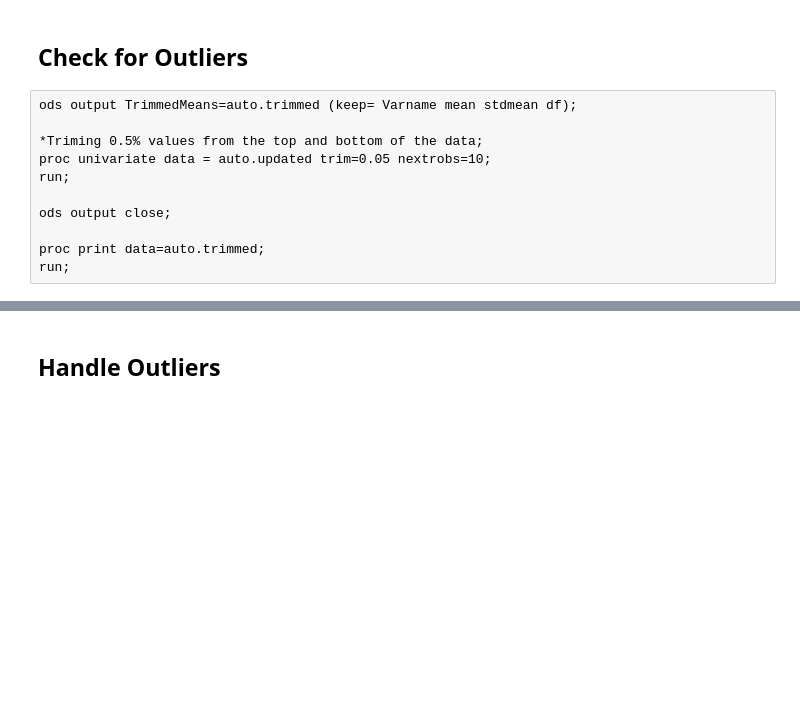
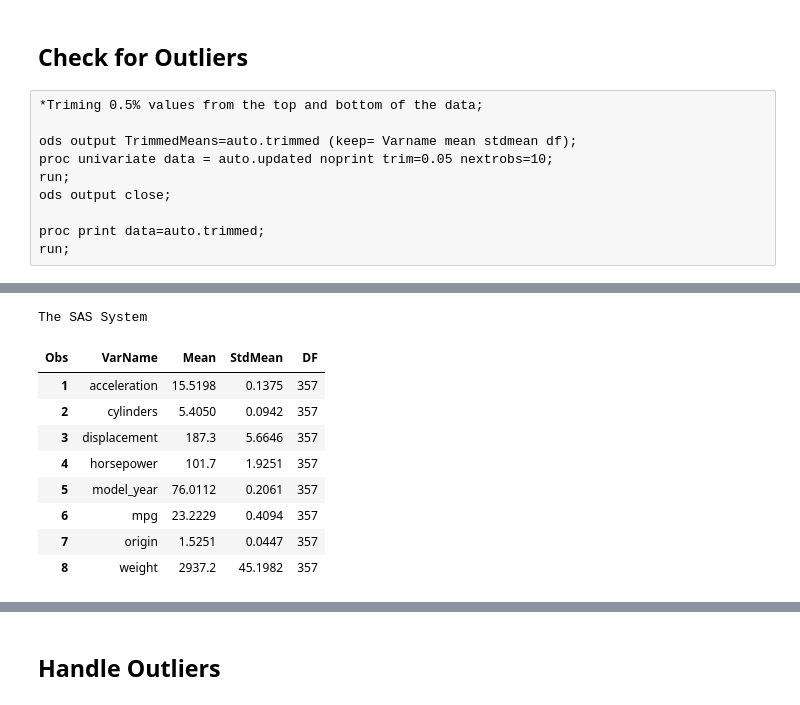
Before and after one commit to mr-amit-saini/UCI-Auto_MPG, a Jupyter notebook: Code/Auto_MPG_SAS.ipynb, the cells around one changed output, grey strips where cells are left out. Drawn from its saved outputs; the diff is of its cells as text; blank space fills up the shorter version.

```diff
--- a/Code/Auto_MPG_SAS.ipynb
+++ b/Code/Auto_MPG_SAS.ipynb
@@ -190,12 +181,11 @@ run;
 # %% [markdown]
 ## Check for Outliers
 # %%
+*Triming 0.5% values from the top and bottom of the data;
+
 ods output TrimmedMeans=auto.trimmed (keep= Varname mean stdmean df);
-
-*Triming 0.5% values from the top and bottom of the data;
-proc univariate data = auto.updated trim=0.05 nextrobs=10;
+proc univariate data = auto.updated noprint trim=0.05 nextrobs=10;
 run;
-
 ods output close;
 
 proc print data=auto.trimmed;
@@ -205,2 +194,12 @@ run;
+The SAS System
+| Obs | VarName | Mean | StdMean | DF |
+| 1 | acceleration | 15.5198 | 0.1375 | 357 |
+| 2 | cylinders | 5.4050 | 0.0942 | 357 |
+| 3 | displacement | 187.3 | 5.6646 | 357 |
+| 4 | horsepower | 101.7 | 1.9251 | 357 |
+| 5 | model_year | 76.0112 | 0.2061 | 357 |
+| 6 | mpg | 23.2229 | 0.4094 | 357 |
+| 7 | origin | 1.5251 | 0.0447 | 357 |
+| 8 | weight | 2937.2 | 45.1982 | 357 |
 # %%
 *Restructuring the dataset;
```
Also changed, not shown: parts of 30 cells of this notebook.
